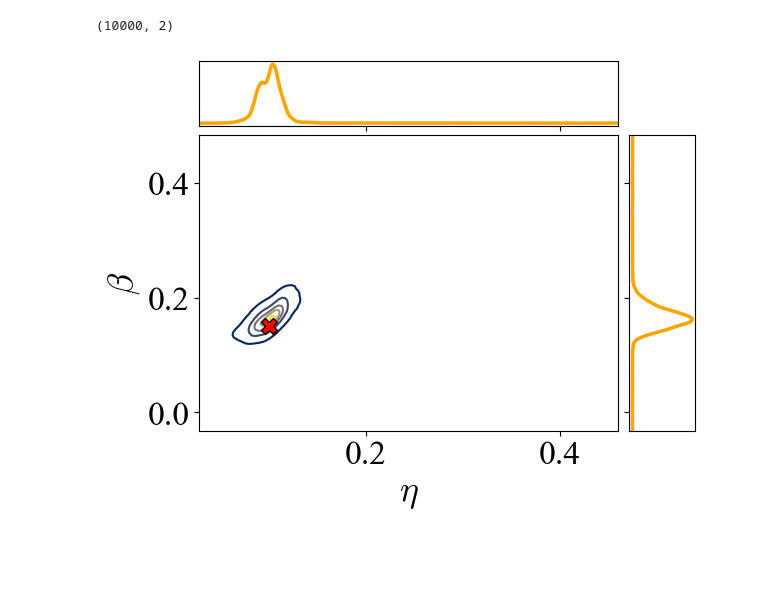
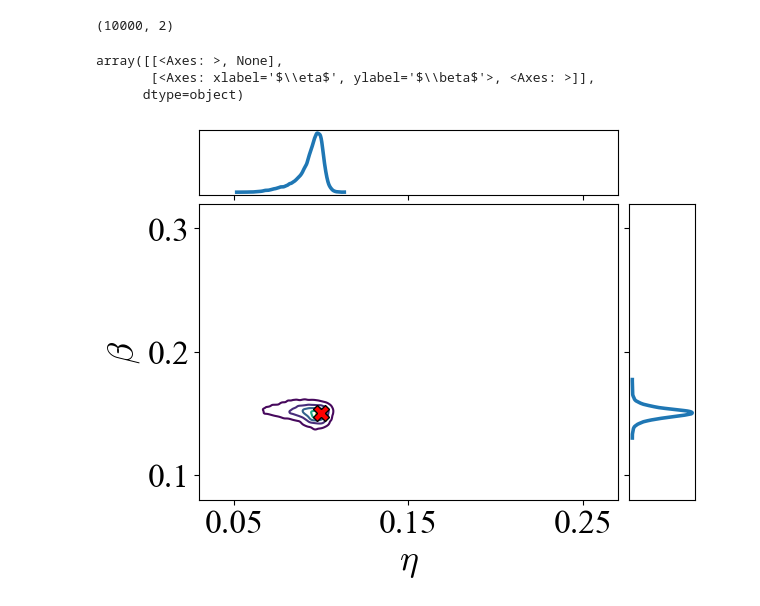
Before and after one commit to RyanJafefKelly/rsnl, a Jupyter notebook: notebooks/sir_plots.ipynb, the cells around one changed output. Saved outputs shown, nothing was run; the diff lists cells and outputs as text; code cells hidden in the pictures; blank space fills up the shorter version.

```diff
--- a/notebooks/sir_plots.ipynb
+++ b/notebooks/sir_plots.ipynb
@@ -141,18 +110,46 @@ plt.savefig("sir_snl_theta_posterior.pdf", bbox_inches='tight')
-# %%
-az.plot_pair(rnpe_theta_plot,
-             kind='kde',
-             reference_values=reference_values,
-             marginals=True,
-             labeller=az.labels.MapLabeller(var_name_map=var_name_map),
-             reference_values_kwargs={'color': 'red', 'marker': 'X', 'markersize': 12},
-             kde_kwargs={'hdi_probs': [0.05, 0.25, 0.5, 0.75, 0.95],
-                         'contour_kwargs': {"colors":None, "cmap":plt.cm.cividis},
-                         'contourf_kwargs': {"alpha":0}},
-             marginal_kwargs={'color': 'orange'},
-             textsize=24,
-            )
-plt.tight_layout()
-plt.savefig("sir_rnpe_theta_posterior.pdf", bbox_inches='tight')
-# plt.xlabel(rf"$\theta_1$")
-# %% [output]
-[figure, removed]
+# %%
+axes
+# %% [output]
+array([[<Axes: >, None],
+       [<Axes: xlabel='$\\eta$', ylabel='$\\beta$'>, <Axes: >]],
+      dtype=object)
+# %%
+axes = az.plot_pair(rsnl_theta_plot,
+             kind='kde',
+             reference_values=reference_values,
+             marginals=True,
+             labeller=az.labels.MapLabeller(var_name_map=var_name_map),
+             reference_values_kwargs={'color': 'red', 'marker': 'X', 'markersize': 12},
+             kde_kwargs={'hdi_probs': [0.05, 0.25, 0.5, 0.75, 0.95],
+                         'contour_kwargs': {"colors":None, "cmap":plt.cm.viridis},
+                         'contourf_kwargs': {"alpha":0}},
+             textsize=24,
+            )
+
+# Adjust the limits for the main bivariate joint plot directly
+main_plot_ax = axes[1, 0]  # Identifying the main bivariate joint plot
+main_plot_ax.set_xlim(0.03, 0.27)
+main_plot_ax.set_ylim(0.08, 0.32)
+
+# Setting ticks to start, middle, and end for x-axis
+x_ticks = [0.05, (0.05 + 0.25) / 2, 0.25]
+main_plot_ax.set_xticks(x_ticks)
+
+# Setting ticks to start, middle, and end for y-axis
+y_ticks = [0.1, (0.1 + 0.3) / 2, 0.3]
+main_plot_ax.set_yticks(y_ticks)
+
+# Adjust marginal plots' limits
+# For eta parameter marginal (x-axis marginal)
+if axes[0, 0] is not None:  # Ensure the axis exists
+    axes[0, 0].set_xlim(0.03, 0.27)  # Adjust xlim for the eta parameter marginal
+
+# For beta parameter marginal (y-axis marginal)
+if axes[1, 1] is not None:  # Ensure the axis exists
+    axes[1, 1].set_ylim(0.08, 0.32)  # Adjust ylim for the beta parameter marginal
+
+plt.tight_layout()
+plt.savefig("sir_theta_posterior.pdf", bbox_inches='tight')
+# plt.xlabel(rf"$\theta_1$")
+# %% [output]
+[figure, added]
```
Also changed, not shown: parts of 5 cells of this notebook, 7 other files.
